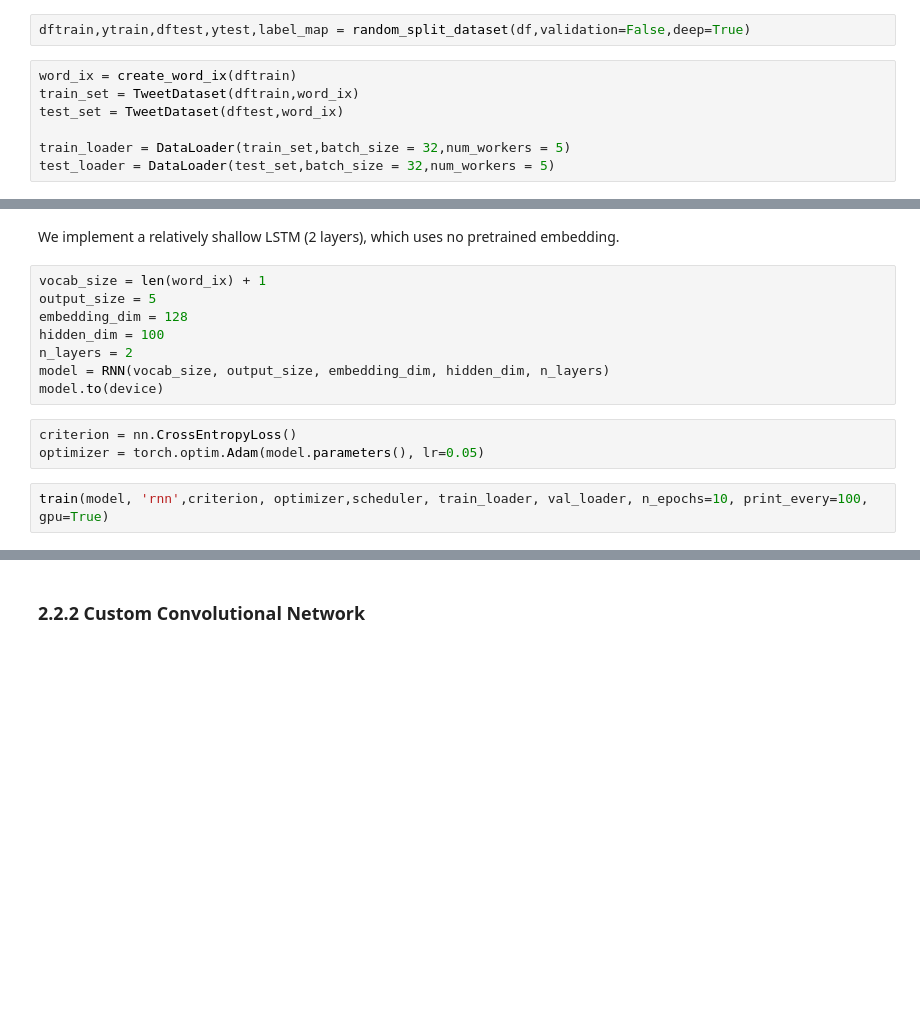
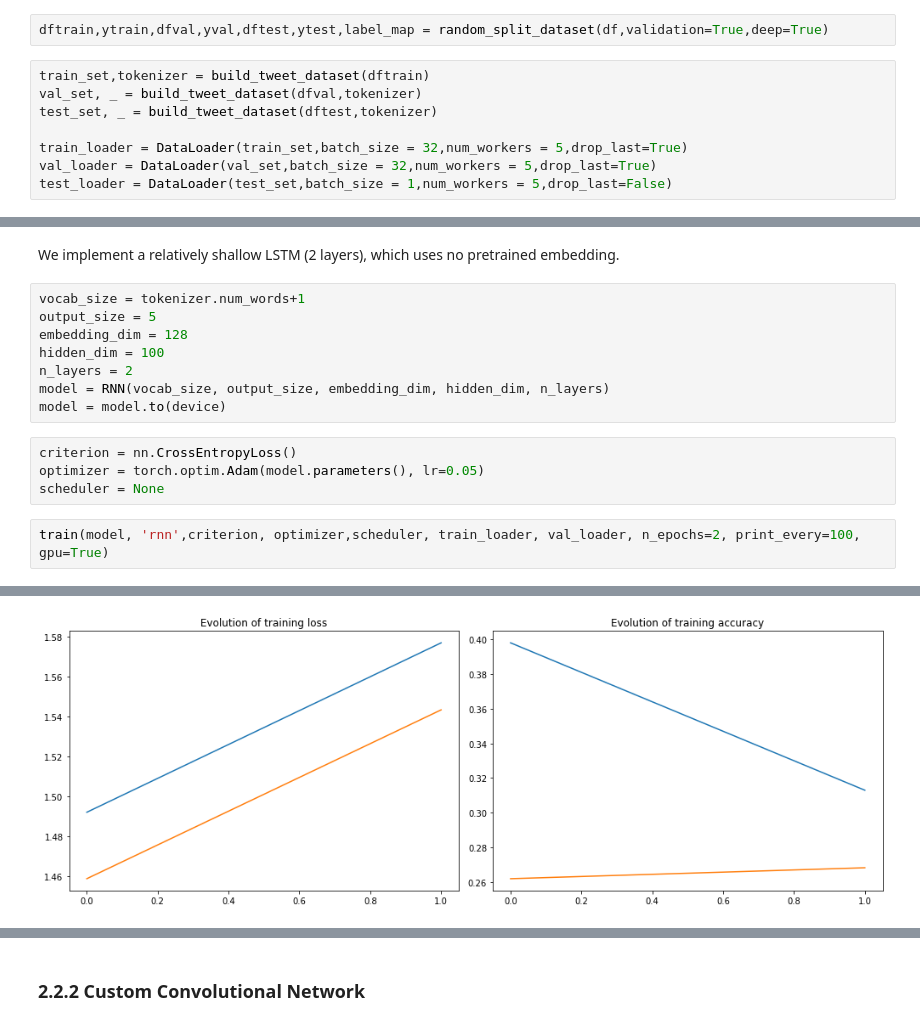
Before and after one commit to aymericfloyrac/NLP-Political-line-classification, a Jupyter notebook: Project.ipynb, the cells around one changed output, grey strips where cells are left out. Drawn from its saved outputs; the diff is of its cells as text; blank space fills up the shorter version.

```diff
--- a/Project.ipynb
+++ b/Project.ipynb
@@ -108,26 +201,29 @@ device
 # %%
-dftrain,ytrain,dftest,ytest,label_map = random_split_dataset(df,validation=False,deep=True)
+dftrain,ytrain,dfval,yval,dftest,ytest,label_map = random_split_dataset(df,validation=True,deep=True)
 # %%
-word_ix = create_word_ix(dftrain)
-train_set = TweetDataset(dftrain,word_ix)
-test_set = TweetDataset(dftest,word_ix)
+train_set,tokenizer = build_tweet_dataset(dftrain)
+val_set, _ = build_tweet_dataset(dfval,tokenizer)
+test_set, _ = build_tweet_dataset(dftest,tokenizer)
 
-train_loader = DataLoader(train_set,batch_size = 32,num_workers = 5)
-test_loader = DataLoader(test_set,batch_size = 32,num_workers = 5)
+train_loader = DataLoader(train_set,batch_size = 32,num_workers = 5,drop_last=True)
+val_loader = DataLoader(val_set,batch_size = 32,num_workers = 5,drop_last=True)
+test_loader = DataLoader(test_set,batch_size = 1,num_workers = 5,drop_last=False)
 # %% [markdown]
 ### 2.2.1 Custom LSTM
 # %% [markdown]
 We implement a relatively shallow LSTM (2 layers), which uses no pretrained embedding.
 # %%
-vocab_size = len(word_ix) + 1
+vocab_size = tokenizer.num_words+1
 output_size = 5
 embedding_dim = 128
 hidden_dim = 100
 n_layers = 2
 model = RNN(vocab_size, output_size, embedding_dim, hidden_dim, n_layers)
-model.to(device)
+model = model.to(device)
 # %%
 criterion = nn.CrossEntropyLoss()
 optimizer = torch.optim.Adam(model.parameters(), lr=0.05)
+scheduler = None
 # %%
-train(model, 'rnn',criterion, optimizer,scheduler, train_loader, val_loader, n_epochs=10, print_every=100, gpu=True)
+train(model, 'rnn',criterion, optimizer,scheduler, train_loader, val_loader, n_epochs=2, print_every=100, gpu=True)
+# %% [output]
@@ -134,2 +250,3 @@ train(model, 'rnn',criterion, optimizer,scheduler, train_loader, val_loader, n_e
+[figure, added]
 # %%
 model.eval()
```
Also changed, not shown: parts of 36 cells of this notebook, 3 other files.
